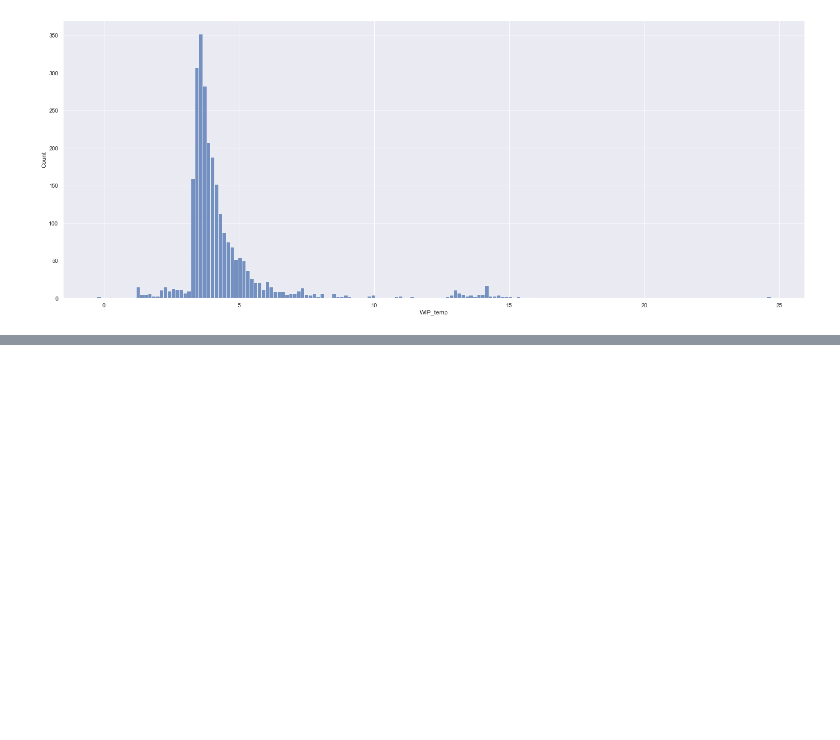
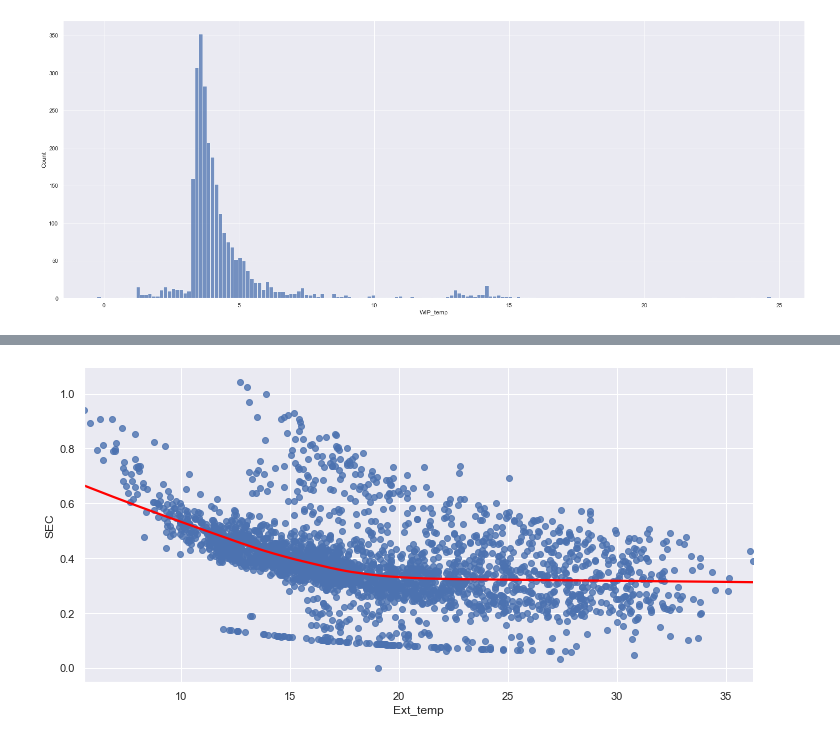
Before and after one commit to cnrd-dev/cheese-factory, a Jupyter notebook: notebooks/eda.ipynb, the cells around one changed output, grey strips where cells are left out. Saved outputs shown, nothing was run; the diff lists cells and outputs as text; code cells hidden in the pictures; blank space fills up the shorter version.

```diff
--- a/notebooks/eda.ipynb
+++ b/notebooks/eda.ipynb
@@ -89,0 +120,6 @@ plt.show()
+# %%
+dfe["SEC"] = dfe.WIP_energy / dfe.Ext_temp
+# %%
+sns.lmplot(x="Ext_temp", y="SEC", data=dfe, aspect=2, lowess=True, line_kws={'color': 'red'});
+# %% [output]
+[figure, added]
```
Also changed, not shown: parts of 25 cells of this notebook, 6 other files.
